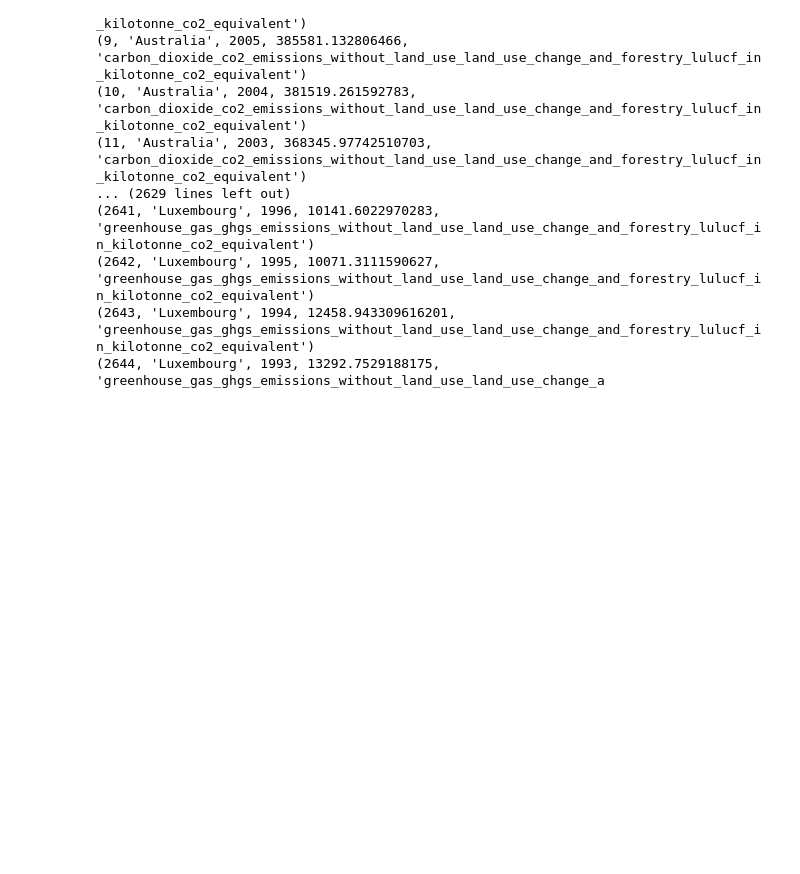
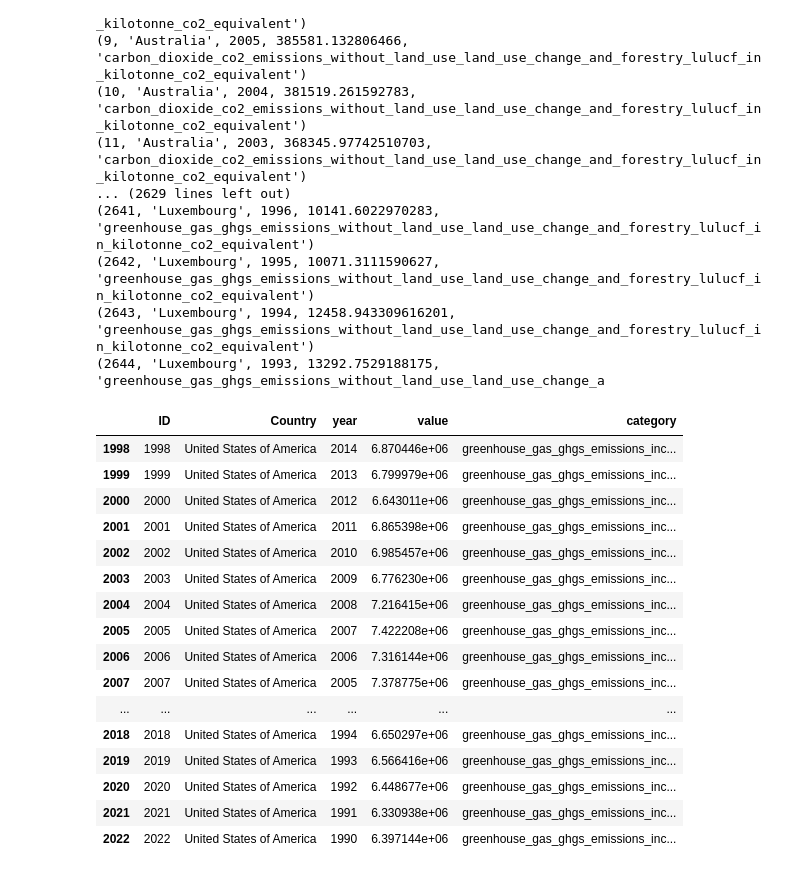
Before and after one commit to 0xyyyy/Climate_project, a Jupyter notebook: app.ipynb, the cells around one changed output. Saved outputs shown, nothing was run; the diff lists cells and outputs as text; code cells hidden in the pictures; blank space fills up the shorter version.

```diff
--- a/app.ipynb
+++ b/app.ipynb
@@ -87,0 +93,20 @@ conn.close()
+# %%
+us_df
+# %% [output]
+|  | ID | Country | year | value | category |
+| 1998 | 1998 | United States of America | 2014 | 6.870446e+06 | greenhouse_gas_ghgs_emissions_inc... |
+| 1999 | 1999 | United States of America | 2013 | 6.799979e+06 | greenhouse_gas_ghgs_emissions_inc... |
+| 2000 | 2000 | United States of America | 2012 | 6.643011e+06 | greenhouse_gas_ghgs_emissions_inc... |
+| 2001 | 2001 | United States of America | 2011 | 6.865398e+06 | greenhouse_gas_ghgs_emissions_inc... |
+| 2002 | 2002 | United States of America | 2010 | 6.985457e+06 | greenhouse_gas_ghgs_emissions_inc... |
+| 2003 | 2003 | United States of America | 2009 | 6.776230e+06 | greenhouse_gas_ghgs_emissions_inc... |
+| 2004 | 2004 | United States of America | 2008 | 7.216415e+06 | greenhouse_gas_ghgs_emissions_inc... |
+| 2005 | 2005 | United States of America | 2007 | 7.422208e+06 | greenhouse_gas_ghgs_emissions_inc... |
+| 2006 | 2006 | United States of America | 2006 | 7.316144e+06 | greenhouse_gas_ghgs_emissions_inc... |
+| 2007 | 2007 | United States of America | 2005 | 7.378775e+06 | greenhouse_gas_ghgs_emissions_inc... |
+| ... | ... | ... | ... | ... | ... |
+| 2018 | 2018 | United States of America | 1994 | 6.650297e+06 | greenhouse_gas_ghgs_emissions_inc... |
+| 2019 | 2019 | United States of America | 1993 | 6.566416e+06 | greenhouse_gas_ghgs_emissions_inc... |
+| 2020 | 2020 | United States of America | 1992 | 6.448677e+06 | greenhouse_gas_ghgs_emissions_inc... |
+| 2021 | 2021 | United States of America | 1991 | 6.330938e+06 | greenhouse_gas_ghgs_emissions_inc... |
+| 2022 | 2022 | United States of America | 1990 | 6.397144e+06 | greenhouse_gas_ghgs_emissions_inc... |
```
Also changed, not shown: parts of 3 cells of this notebook, 1 other file.
